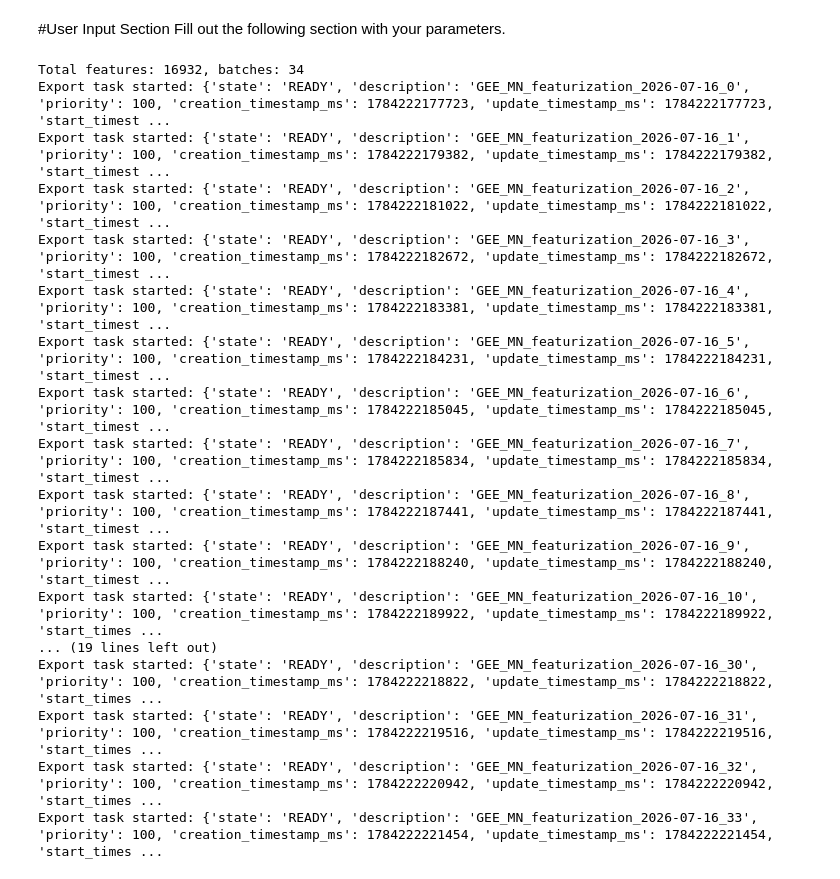
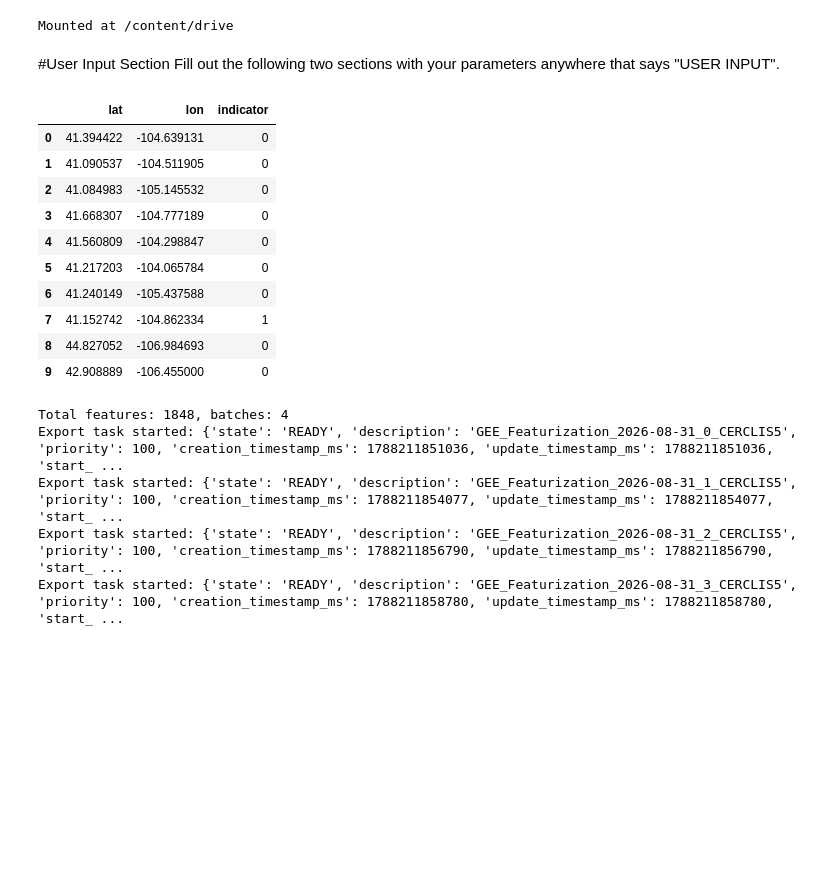
Before and after one commit to rachelmyoung/pollution-searching, a Jupyter notebook: Code/01_featurize_with_GEE.ipynb, the cells around one changed output. Drawn from its saved outputs; the diff is of its cells as text; code cells hidden in the pictures; blank space fills up the shorter version.

```diff
--- a/Code/01_featurize_with_GEE.ipynb
+++ b/Code/01_featurize_with_GEE.ipynb
@@ -21,4 +41,5 @@ You will see these .csv files slowly populate in your G Drive folder. This code
 # %%
+import geemap
 import ee
 import numpy as np
 import os
@@ -36,7 +57,35 @@ from shapely.geometry import Point
 from google.colab import drive
 
 DEBUG = False
+
+from pathlib import Path
+import shutil
+import os
+
+drive.mount('/content/drive', force_remount=True)
+# %% [output]
+Mounted at /content/drive
 # %% [markdown]
 #User Input Section
-Fill out the following section with your parameters.
+Fill out the following two sections with your parameters anywhere that says "USER INPUT".
+# %%
+#------USER INPUT--------#
+#Copy the link to your labels .csv file into the following line:
+test_labels = "/content/drive/MyDrive/MOSAIKS/superfund_project_summer2026/Data/Raw/split_CERCLIS_lower48/CERCLIS_test_labels_lower48_part_5.csv"
+
+test_labels = pd.read_csv(test_labels)
+
+display(test_labels.head(10))
+# %% [output]
+|  | lat | lon | indicator |
+| 0 | 41.394422 | -104.639131 | 0 |
+| 1 | 41.090537 | -104.511905 | 0 |
+| 2 | 41.084983 | -105.145532 | 0 |
+| 3 | 41.668307 | -104.777189 | 0 |
+| 4 | 41.560809 | -104.298847 | 0 |
+| 5 | 41.217203 | -104.065784 | 0 |
+| 6 | 41.240149 | -105.437588 | 0 |
+| 7 | 41.152742 | -104.862334 | 1 |
+| 8 | 44.827052 | -106.984693 | 0 |
+| 9 | 42.908889 | -106.455000 | 0 |
 # %%
@@ -80,7 +129,6 @@ total = 16932
 # %%
-points = ee.FeatureCollection(sparse_coords_ee_asset_name)
+points = photo_fc
 points = points.toList(points.size())
-
 
 if DEBUG:
     points = points.slice(0,1_000)
@@ -103,7 +151,6 @@ num_batches = (total // batch_size) + 1
 
 print(f"Total features: {total}, batches: {num_batches}")
 
-# Get today's date
 today_date = datetime.date.today().strftime("%Y-%m-%d")
 
 # Loop over batches and export each one
@@ -112,7 +159,7 @@ for i in range(num_batches):
     end = start + batch_size
     subset = points.slice(start,end)
     subset = ee.FeatureCollection(subset)
-    fname = f'GEE_featurization_{today_date}_{i}'
+    fname = f'GEE_featurization_{today_date}_{i}_CERCLIS5' #OPTIONAL USER INPUT TO CHANGE FILE NAME
 
 
     rects = subset.map(make_rect)
@@ -135,32 +182,15 @@ for i in range(num_batches):
 
     task = ee.batch.Export.table.toDrive(
         collection=stats_per_rect,
-        description=f'GEE_MN_featurization_{today_date}_{i}', #OPTIONAL USER INPUT TO CHANGE FILE NAME
+        description=f'GEE_Featurization_{today_date}_{i}_CERCLIS5', #OPTIONAL USER INPUT TO CHANGE DESCRIPTION
         fileNamePrefix=fname,
         fileFormat='CSV')
 
     task.start()
     print('Export task started:', task.status())
-
-
-    #STOP HERE. FILES HAVE BEEN CREATED.
-    #NOTE: Files will save to the highest folder in your Google Drive. This takes a few minutes (even after the code finishes running).
-    #You may move them as you please.
 # %% [output]
-Total features: 16932, batches: 34
-Export task started: {'state': 'READY', 'description': 'GEE_MN_featurization_2026-07-16_0', 'priority': 100, 'creation_timestamp_ms': 1784222177723, 'update_timestamp_ms': 1784222177723, 'start_timest ...
-Export task started: {'state': 'READY', 'description': 'GEE_MN_featurization_2026-07-16_1', 'priority': 100, 'creation_timestamp_ms': 1784222179382, 'update_timestamp_ms': 1784222179382, 'start_timest ...
-Export task started: {'state': 'READY', 'description': 'GEE_MN_featurization_2026-07-16_2', 'priority': 100, 'creation_timestamp_ms': 1784222181022, 'update_timestamp_ms': 1784222181022, 'start_timest ...
-Export task started: {'state': 'READY', 'description': 'GEE_MN_featurization_2026-07-16_3', 'priority': 100, 'creation_timestamp_ms': 1784222182672, 'update_timestamp_ms': 1784222182672, 'start_timest ...
-Export task started: {'state': 'READY', 'description': 'GEE_MN_featurization_2026-07-16_4', 'priority': 100, 'creation_timestamp_ms': 1784222183381, 'update_timestamp_ms': 1784222183381, 'start_timest ...
-Export task started: {'state': 'READY', 'description': 'GEE_MN_featurization_2026-07-16_5', 'priority': 100, 'creation_timestamp_ms': 1784222184231, 'update_timestamp_ms': 1784222184231, 'start_timest ...
-Export task started: {'state': 'READY', 'description': 'GEE_MN_featurization_2026-07-16_6', 'priority': 100, 'creation_timestamp_ms': 1784222185045, 'update_timestamp_ms': 1784222185045, 'start_timest ...
-Export task started: {'state': 'READY', 'description': 'GEE_MN_featurization_2026-07-16_7', 'priority': 100, 'creation_timestamp_ms': 1784222185834, 'update_timestamp_ms': 1784222185834, 'start_timest ...
-Export task started: {'state': 'READY', 'description': 'GEE_MN_featurization_2026-07-16_8', 'priority': 100, 'creation_timestamp_ms': 1784222187441, 'update_timestamp_ms': 1784222187441, 'start_timest ...
-Export task started: {'state': 'READY', 'description': 'GEE_MN_featurization_2026-07-16_9', 'priority': 100, 'creation_timestamp_ms': 1784222188240, 'update_timestamp_ms': 1784222188240, 'start_timest ...
-Export task started: {'state': 'READY', 'description': 'GEE_MN_featurization_2026-07-16_10', 'priority': 100, 'creation_timestamp_ms': 1784222189922, 'update_timestamp_ms': 1784222189922, 'start_times ...
-... (19 lines left out)
-Export task started: {'state': 'READY', 'description': 'GEE_MN_featurization_2026-07-16_30', 'priority': 100, 'creation_timestamp_ms': 1784222218822, 'update_timestamp_ms': 1784222218822, 'start_times ...
-Export task started: {'state': 'READY', 'description': 'GEE_MN_featurization_2026-07-16_31', 'priority': 100, 'creation_timestamp_ms': 1784222219516, 'update_timestamp_ms': 1784222219516, 'start_times ...
-Export task started: {'state': 'READY', 'description': 'GEE_MN_featurization_2026-07-16_32', 'priority': 100, 'creation_timestamp_ms': 1784222220942, 'update_timestamp_ms': 1784222220942, 'start_times ...
-Export task started: {'state': 'READY', 'description': 'GEE_MN_featurization_2026-07-16_33', 'priority': 100, 'creation_timestamp_ms': 1784222221454, 'update_timestamp_ms': 1784222221454, 'start_times ...
+Total features: 1848, batches: 4
+Export task started: {'state': 'READY', 'description': 'GEE_Featurization_2026-08-31_0_CERCLIS5', 'priority': 100, 'creation_timestamp_ms': 1788211851036, 'update_timestamp_ms': 1788211851036, 'start_ ...
+Export task started: {'state': 'READY', 'description': 'GEE_Featurization_2026-08-31_1_CERCLIS5', 'priority': 100, 'creation_timestamp_ms': 1788211854077, 'update_timestamp_ms': 1788211854077, 'start_ ...
+Export task started: {'state': 'READY', 'description': 'GEE_Featurization_2026-08-31_2_CERCLIS5', 'priority': 100, 'creation_timestamp_ms': 1788211856790, 'update_timestamp_ms': 1788211856790, 'start_ ...
+Export task started: {'state': 'READY', 'description': 'GEE_Featurization_2026-08-31_3_CERCLIS5', 'priority': 100, 'creation_timestamp_ms': 1788211858780, 'update_timestamp_ms': 1788211858780, 'start_ ...
```
Also changed, not shown: parts of 3 cells of this notebook.
